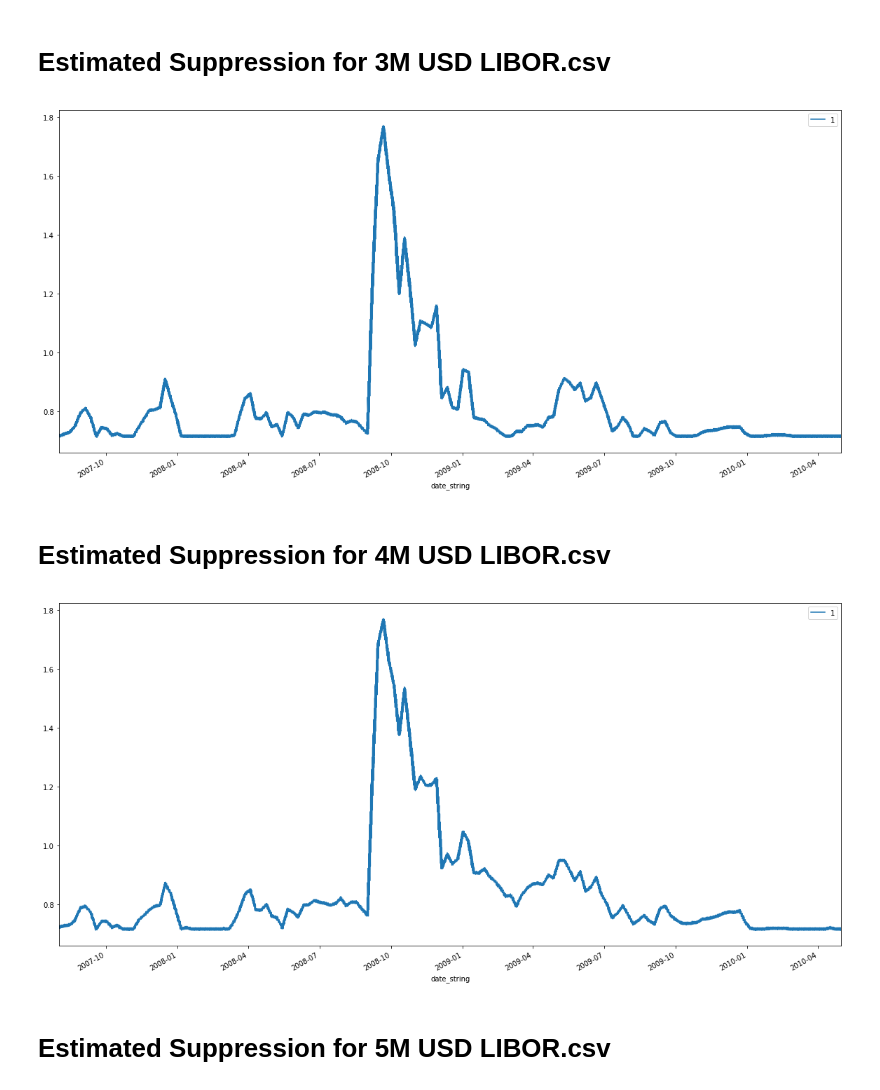
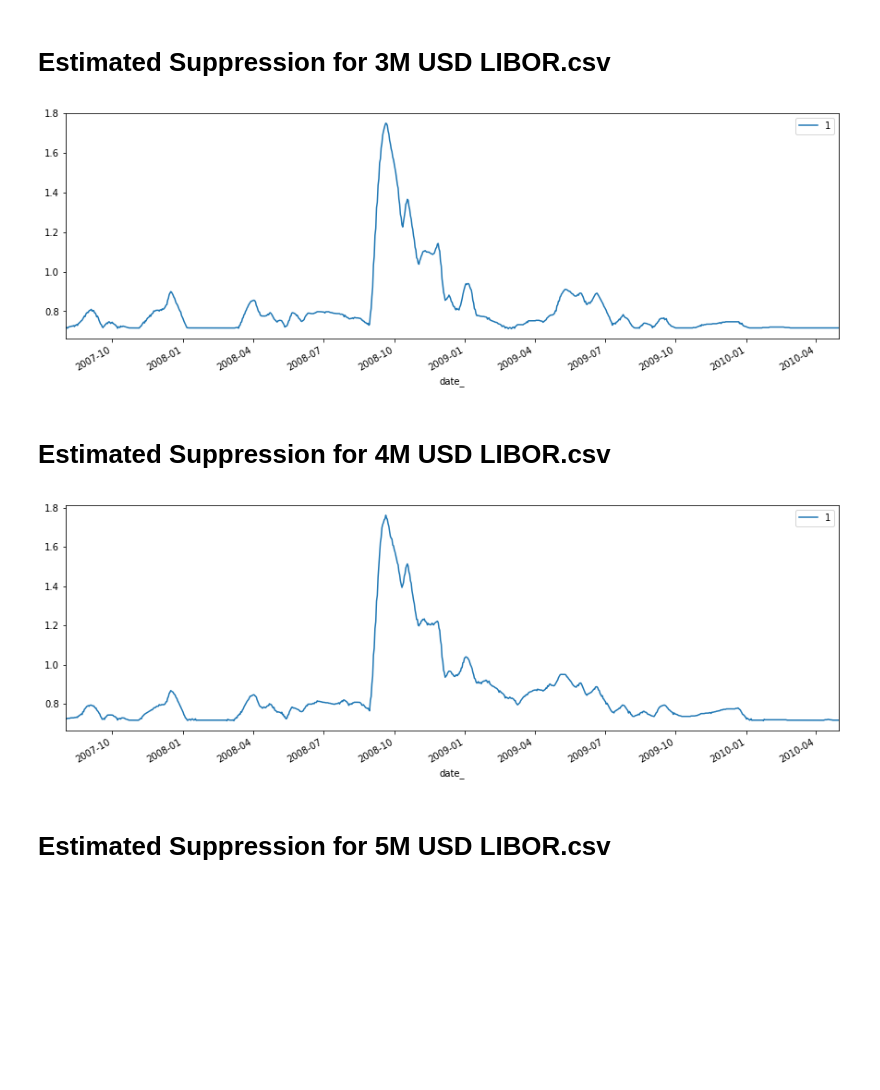
Before and after one commit to anthony-munozm/ImageDigitalizing, a Jupyter notebook: ImageExtractData.ipynb, the cells around one changed output. Drawn from its saved outputs; the diff is of its cells as text; code cells hidden in the pictures; blank space fills up the shorter version.

```diff
--- a/ImageExtractData.ipynb
+++ b/ImageExtractData.ipynb
@@ -76,9 +93,15 @@ pd.set_option('display.float_format', '{:.2f}'.format)
 data["date"] = pd.date_range(start='2007-8-1 00:00:00', end='2010-5-31 00:00:00', periods=len(data))
 data["epoch"] = int(dt.datetime(2007,8,1,0,0,0).strftime('%s')) + data[0]*(b-a).total_seconds()/data[0].values[-1]
 data['date_string'] = pd.to_datetime(data["epoch"], unit='s')
-data.plot.line(x="date_string", y=1, figsize=(20,10))
+data["date_"] = pd.to_datetime(data['date_string']).dt.floor('d')
+data = data.groupby(["date_"]).mean().reset_index()
+data.plot.line(x="date_", y=1, figsize=(15,5))
+
+data = data.set_index("date_")
+data = data.reindex(pd.date_range(start='2007-8-1 00:00:00', end='2010-5-31 00:00:00', freq="D"), method="nearest")
 data["identifier"] = name
-data = data.rename(columns={1:"value"})
-data= data[["value","identifier","date_string"]]
+data = data.reset_index()
+data = data.rename(columns={1:"value", "index":"date"})
+data= data[["value","identifier","date"]]
 General = General.append(data)
 # %% [output]
@@ -97,9 +120,15 @@ pd.set_option('display.float_format', '{:.2f}'.format)
 data["date"] = pd.date_range(start='2007-8-1 00:00:00', end='2010-5-31 00:00:00', periods=len(data))
 data["epoch"] = int(dt.datetime(2007,8,1,0,0,0).strftime('%s')) + data[0]*(b-a).total_seconds()/data[0].values[-1]
 data['date_string'] = pd.to_datetime(data["epoch"], unit='s')
-data.plot.line(x="date_string", y=1, figsize=(20,10))
+data["date_"] = pd.to_datetime(data['date_string']).dt.floor('d')
+data = data.groupby(["date_"]).mean().reset_index()
+data.plot.line(x="date_", y=1, figsize=(15,5))
+
+data = data.set_index("date_")
+data = data.reindex(pd.date_range(start='2007-8-1 00:00:00', end='2010-5-31 00:00:00', freq="D"), method="nearest")
 data["identifier"] = name
-data = data.rename(columns={1:"value"})
-data= data[["value","identifier","date_string"]]
+data = data.reset_index()
+data = data.rename(columns={1:"value", "index":"date"})
+data= data[["value","identifier","date"]]
 General = General.append(data)
 # %% [output]
@@ -109,22 +138,28 @@ General = General.append(data)
 # %%
 name = "Estimated Suppression for 3M USD LIBOR.csv"
 data = pd.read_csv(name,  header=None)
 data = data[data[1]>0.05]
 data = data[data[0]>1]
 data = data[data[1]<2.45]
 a = dt.datetime(2007,8,1,0,0,0)
 b = dt.datetime(2010,5,1,0,0,0)
 pd.set_option('display.float_format', '{:.2f}'.format)
 data["date"] = pd.date_range(start='2007-8-1 00:00:00', end='2010-5-31 00:00:00', periods=len(data))
 data["epoch"] = int(dt.datetime(2007,8,1,0,0,0).strftime('%s')) + data[0]*(b-a).total_seconds()/data[0].values[-1]
 data['date_string'] = pd.to_datetime(data["epoch"], unit='s')
-data.plot.line(x="date_string", y=1, figsize=(20,10))
+data["date_"] = pd.to_datetime(data['date_string']).dt.floor('d')
+data = data.groupby(["date_"]).mean().reset_index()
+data.plot.line(x="date_", y=1, figsize=(15,5))
+
+data = data.set_index("date_")
+data = data.reindex(pd.date_range(start='2007-8-1 00:00:00', end='2010-5-31 00:00:00', freq="D"), method="nearest")
 data["identifier"] = name
-data = data.rename(columns={1:"value"})
-data= data[["value","identifier","date_string"]]
+data = data.reset_index()
+data = data.rename(columns={1:"value", "index":"date"})
+data= data[["value","identifier","date"]]
 General = General.append(data)
 # %% [output]
-[figure, old version]
+[figure, new version]
 # %% [markdown]
 # Estimated Suppression for 4M USD LIBOR.csv
 # %%
@@ -139,13 +174,19 @@ pd.set_option('display.float_format', '{:.2f}'.format)
 data["date"] = pd.date_range(start='2007-8-1 00:00:00', end='2010-5-31 00:00:00', periods=len(data))
 data["epoch"] = int(dt.datetime(2007,8,1,0,0,0).strftime('%s')) + data[0]*(b-a).total_seconds()/data[0].values[-1]
 data['date_string'] = pd.to_datetime(data["epoch"], unit='s')
-data.plot.line(x="date_string", y=1, figsize=(20,10))
+data["date_"] = pd.to_datetime(data['date_string']).dt.floor('d')
+data = data.groupby(["date_"]).mean().reset_index()
+data.plot.line(x="date_", y=1, figsize=(15,5))
+
+data = data.set_index("date_")
+data = data.reindex(pd.date_range(start='2007-8-1 00:00:00', end='2010-5-31 00:00:00', freq="D"), method="nearest")
 data["identifier"] = name
-data = data.rename(columns={1:"value"})
-data= data[["value","identifier","date_string"]]
+data = data.reset_index()
+data = data.rename(columns={1:"value", "index":"date"})
+data= data[["value","identifier","date"]]
 General = General.append(data)
 # %% [output]
-[figure, old version]
+[figure, new version]
 # %% [markdown]
 # Estimated Suppression for 5M USD LIBOR.csv
 # %%
```
Also changed, not shown: parts of 14 cells of this notebook, 1 other file.
